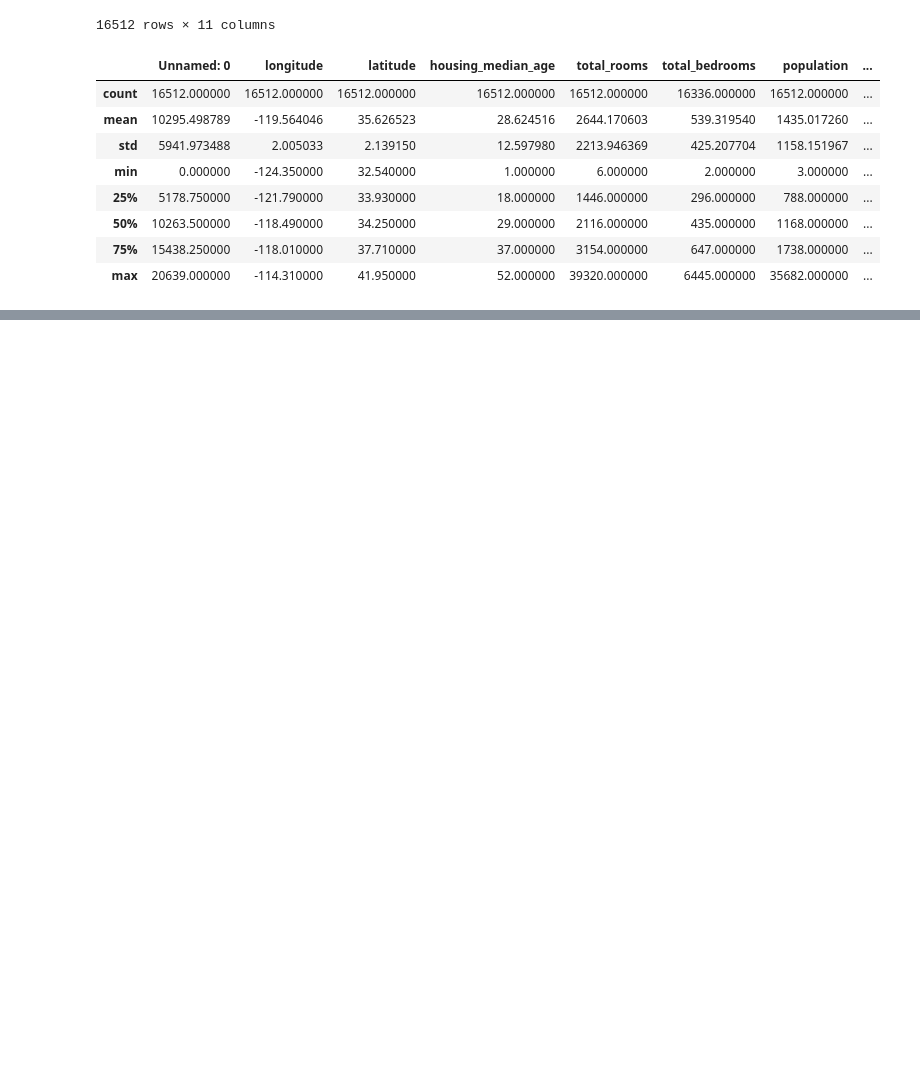
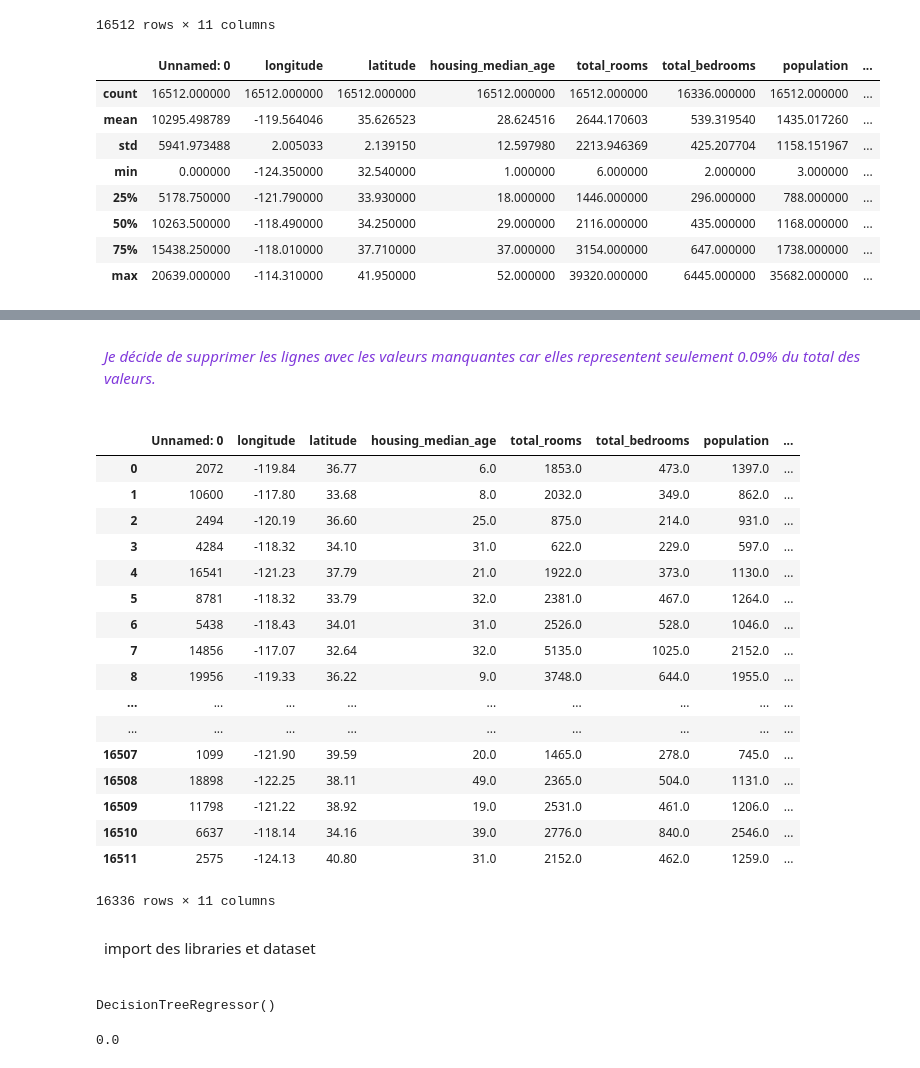
Before and after one commit to lauradesjacques/projet-IA-immobilier, a Jupyter notebook: Notebook_EDA.ipynb, the cells around one changed output, grey strips where cells are left out. Drawn from its saved outputs; the diff is of its cells as text; code cells hidden in the pictures; blank space fills up the shorter version.

```diff
--- a/Notebook_EDA.ipynb
+++ b/Notebook_EDA.ipynb
@@ -38,0 +159,50 @@ data.describe()
+# %% [markdown]
+<div style="display:flex; justify-content: start; border-style: dotted; border-width: 1px; border-color: #8038DB;">
+<p style="padding: 1%">
+<i style="color:#8038DB;">Je décide de supprimer les lignes avec les valeurs manquantes car elles representent seulement 0.09% du total des valeurs. </i>
+</p>
+</div>
+# %%
+data.dropna()
+# %% [output]
+|  | Unnamed: 0 | longitude | latitude | housing_median_age | total_rooms | total_bedrooms | population | ... |
+| 0 | 2072 | -119.84 | 36.77 | 6.0 | 1853.0 | 473.0 | 1397.0 | ... |
+| 1 | 10600 | -117.80 | 33.68 | 8.0 | 2032.0 | 349.0 | 862.0 | ... |
+| 2 | 2494 | -120.19 | 36.60 | 25.0 | 875.0 | 214.0 | 931.0 | ... |
+| 3 | 4284 | -118.32 | 34.10 | 31.0 | 622.0 | 229.0 | 597.0 | ... |
+| 4 | 16541 | -121.23 | 37.79 | 21.0 | 1922.0 | 373.0 | 1130.0 | ... |
+| 5 | 8781 | -118.32 | 33.79 | 32.0 | 2381.0 | 467.0 | 1264.0 | ... |
+| 6 | 5438 | -118.43 | 34.01 | 31.0 | 2526.0 | 528.0 | 1046.0 | ... |
+| 7 | 14856 | -117.07 | 32.64 | 32.0 | 5135.0 | 1025.0 | 2152.0 | ... |
+| 8 | 19956 | -119.33 | 36.22 | 9.0 | 3748.0 | 644.0 | 1955.0 | ... |
+| ... | ... | ... | ... | ... | ... | ... | ... | ... |
+| ... | ... | ... | ... | ... | ... | ... | ... | ... |
+| 16507 | 1099 | -121.90 | 39.59 | 20.0 | 1465.0 | 278.0 | 745.0 | ... |
+| 16508 | 18898 | -122.25 | 38.11 | 49.0 | 2365.0 | 504.0 | 1131.0 | ... |
+| 16509 | 11798 | -121.22 | 38.92 | 19.0 | 2531.0 | 461.0 | 1206.0 | ... |
+| 16510 | 6637 | -118.14 | 34.16 | 39.0 | 2776.0 | 840.0 | 2546.0 | ... |
+| 16511 | 2575 | -124.13 | 40.80 | 31.0 | 2152.0 | 462.0 | 1259.0 | ... |
+16336 rows × 11 columns
+# %% [markdown]
+<div style="display:flex; justify-content: start; border-style: dotted; border-width: 1px; border-color: #8038DB;">
+<p style="padding: 1%">
+import des libraries et dataset
+</p>
+</div>
+# %%
+# Choose target and features
+data = data.dropna(axis=0)
+
+y = data.median_house_value
+features = ['median_income', 'total_rooms', 'total_bedrooms', 'population', 'households']
+X = data[features]
+
+data_model = DecisionTreeRegressor()
+data_model.fit(X, y)
+# %% [output]
+DecisionTreeRegressor()
+# %%
+predicted_prices = data_model.predict(X)
+mean_absolute_error(y, predicted_prices)
+# %% [output]
+0.0
```
Also changed, not shown: parts of 14 cells of this notebook.
